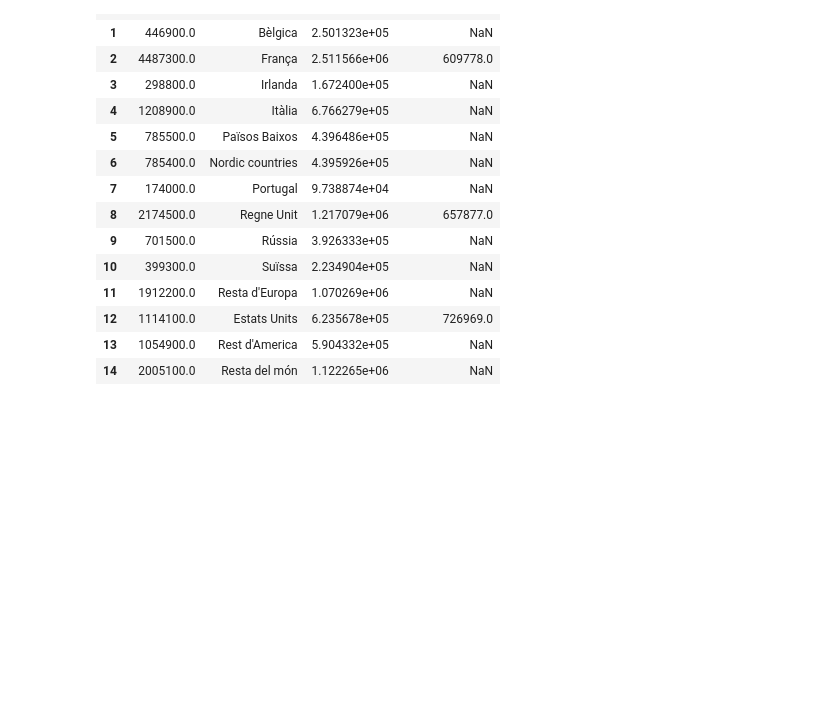
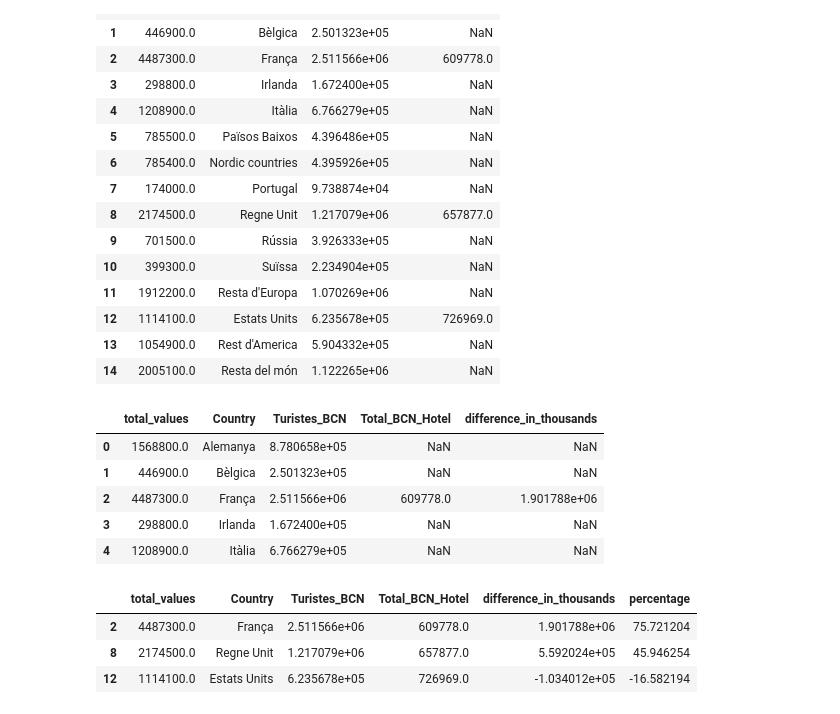
Before and after one commit to FHnt97/Project-Week-2-Barcelona, a Jupyter notebook: your-project/Query 2017.ipynb, the cells around one changed output. Saved outputs shown, nothing was run; the diff lists cells and outputs as text; code cells hidden in the pictures; blank space fills up the shorter version.

```diff
--- a/your-project/Query 2017.ipynb
+++ b/your-project/Query 2017.ipynb
@@ -220,3 +220,13 @@ join_2017
 join_2017["difference_in_thousands"]=join_2017["Turistes_BCN"]-join_2017["Total_BCN_Hotel"]
 join_2017
 join_2017.to_csv("./final_difference_2017.csv")
+# %%
+join_2017 = pd.read_csv("./final_difference_2017.csv", index_col=0)
+join_2017.head()
+# %% [output]
+|  | total_values | Country | Turistes_BCN | Total_BCN_Hotel | difference_in_thousands |
+| 0 | 1568800.0 | Alemanya | 8.780658e+05 | NaN | NaN |
+| 1 | 446900.0 | Bèlgica | 2.501323e+05 | NaN | NaN |
+| 2 | 4487300.0 | França | 2.511566e+06 | 609778.0 | 1.901788e+06 |
+| 3 | 298800.0 | Irlanda | 1.672400e+05 | NaN | NaN |
+| 4 | 1208900.0 | Itàlia | 6.766279e+05 | NaN | NaN |
@@ -222,0 +239,7 @@ join_2017.to_csv("./final_difference_2017.csv")
+# %%
+join_2017
+# %% [output]
+|  | total_values | Country | Turistes_BCN | Total_BCN_Hotel | difference_in_thousands | percentage |
+| 2 | 4487300.0 | França | 2.511566e+06 | 609778.0 | 1.901788e+06 | 75.721204 |
+| 8 | 2174500.0 | Regne Unit | 1.217079e+06 | 657877.0 | 5.592024e+05 | 45.946254 |
+| 12 | 1114100.0 | Estats Units | 6.235678e+05 | 726969.0 | -1.034012e+05 | -16.582194 |
```
Also changed, not shown: parts of 4 cells of this notebook, 4 other files.
